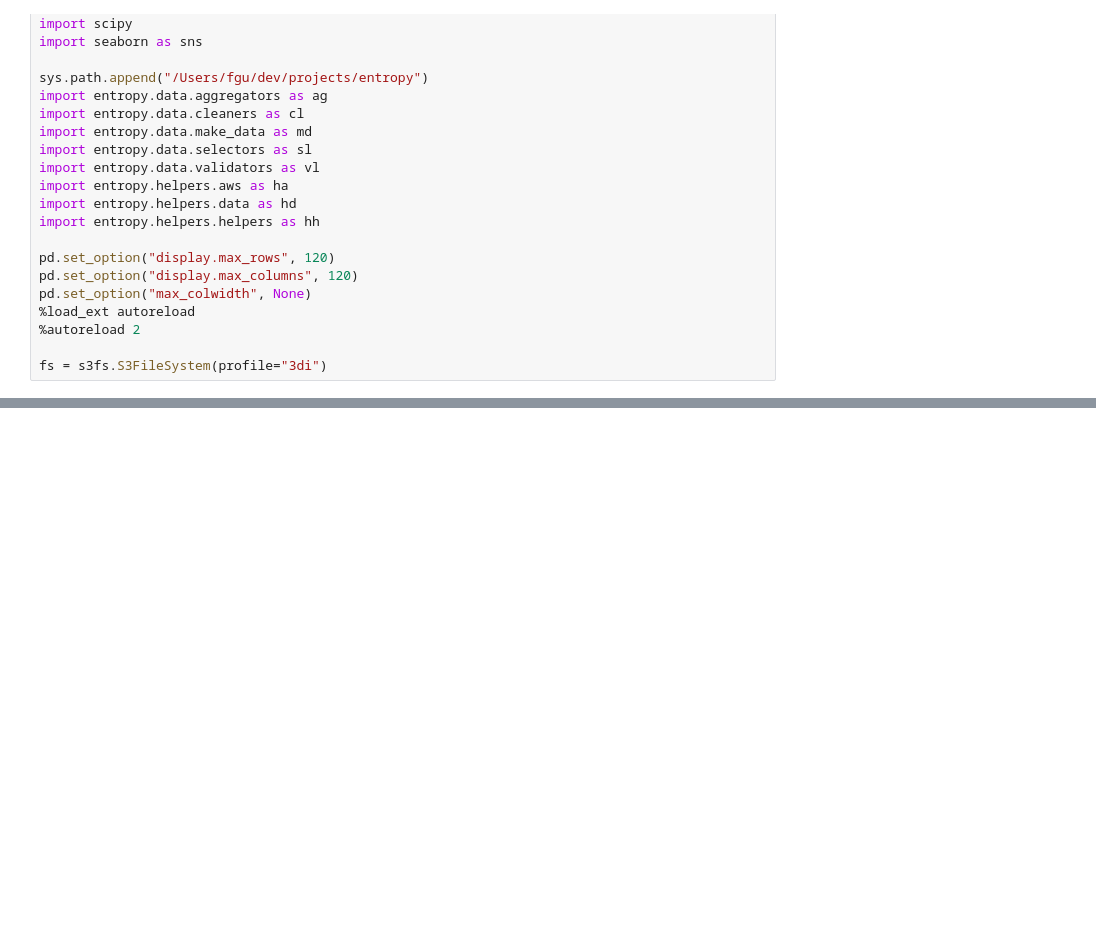
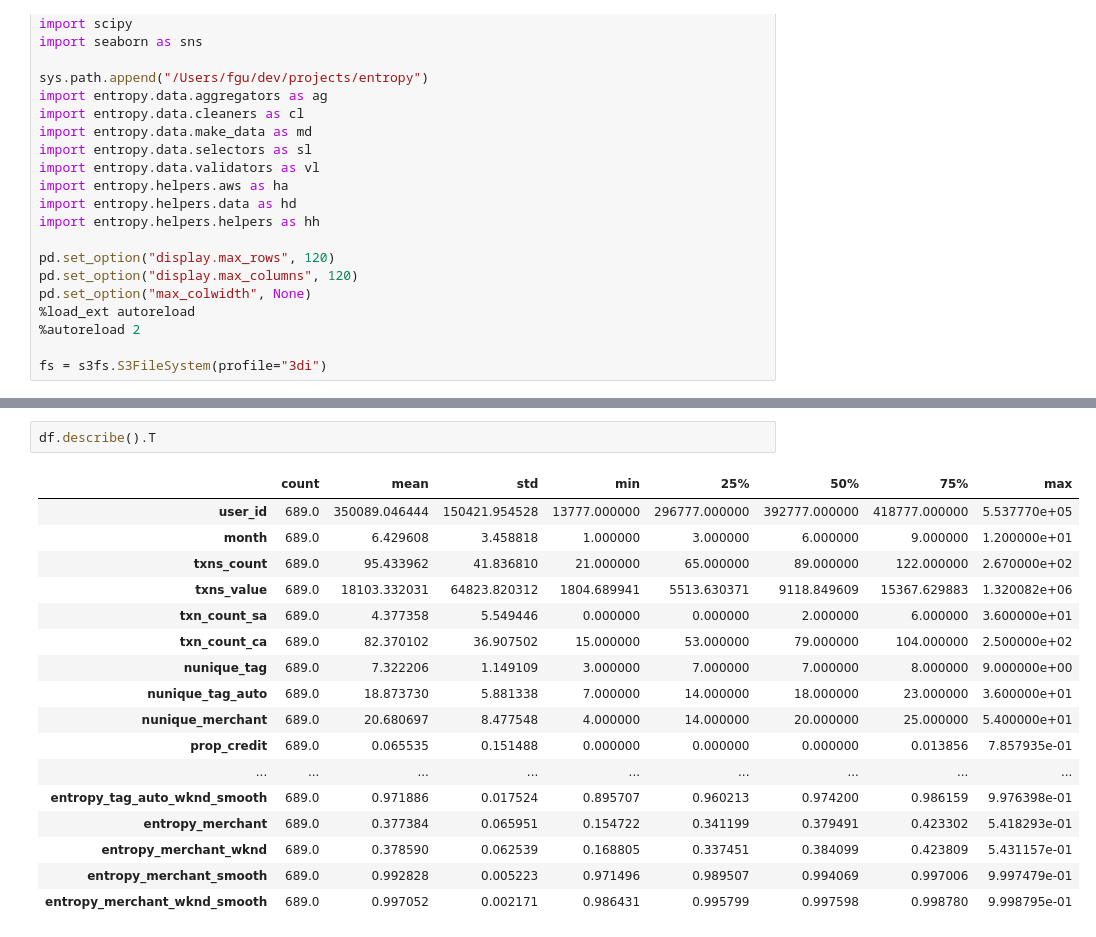
Before and after one commit to fabiangunzinger/entropy, a Jupyter notebook: notebooks/scratchpad.ipynb, the cells around one changed output, grey strips where cells are left out. Cells and saved outputs as stored; diff of their text form; blank space fills up the shorter version.

```diff
--- a/notebooks/scratchpad.ipynb
+++ b/notebooks/scratchpad.ipynb
@@ -35,0 +36,20 @@ Time for read_txn_data                 : 9.22 seconds
+# %%
+df.describe().T
+# %% [output]
+|  | count | mean | std | min | 25% | 50% | 75% | max |
+| user_id | 689.0 | 350089.046444 | 150421.954528 | 13777.000000 | 296777.000000 | 392777.000000 | 418777.000000 | 5.537770e+05 |
+| month | 689.0 | 6.429608 | 3.458818 | 1.000000 | 3.000000 | 6.000000 | 9.000000 | 1.200000e+01 |
+| txns_count | 689.0 | 95.433962 | 41.836810 | 21.000000 | 65.000000 | 89.000000 | 122.000000 | 2.670000e+02 |
+| txns_value | 689.0 | 18103.332031 | 64823.820312 | 1804.689941 | 5513.630371 | 9118.849609 | 15367.629883 | 1.320082e+06 |
+| txn_count_sa | 689.0 | 4.377358 | 5.549446 | 0.000000 | 0.000000 | 2.000000 | 6.000000 | 3.600000e+01 |
+| txn_count_ca | 689.0 | 82.370102 | 36.907502 | 15.000000 | 53.000000 | 79.000000 | 104.000000 | 2.500000e+02 |
+| nunique_tag | 689.0 | 7.322206 | 1.149109 | 3.000000 | 7.000000 | 7.000000 | 8.000000 | 9.000000e+00 |
+| nunique_tag_auto | 689.0 | 18.873730 | 5.881338 | 7.000000 | 14.000000 | 18.000000 | 23.000000 | 3.600000e+01 |
+| nunique_merchant | 689.0 | 20.680697 | 8.477548 | 4.000000 | 14.000000 | 20.000000 | 25.000000 | 5.400000e+01 |
+| prop_credit | 689.0 | 0.065535 | 0.151488 | 0.000000 | 0.000000 | 0.000000 | 0.013856 | 7.857935e-01 |
+| ... | ... | ... | ... | ... | ... | ... | ... | ... |
+| entropy_tag_auto_wknd_smooth | 689.0 | 0.971886 | 0.017524 | 0.895707 | 0.960213 | 0.974200 | 0.986159 | 9.976398e-01 |
+| entropy_merchant | 689.0 | 0.377384 | 0.065951 | 0.154722 | 0.341199 | 0.379491 | 0.423302 | 5.418293e-01 |
+| entropy_merchant_wknd | 689.0 | 0.378590 | 0.062539 | 0.168805 | 0.337451 | 0.384099 | 0.423809 | 5.431157e-01 |
+| entropy_merchant_smooth | 689.0 | 0.992828 | 0.005223 | 0.971496 | 0.989507 | 0.994069 | 0.997006 | 9.997479e-01 |
+| entropy_merchant_wknd_smooth | 689.0 | 0.997052 | 0.002171 | 0.986431 | 0.995799 | 0.997598 | 0.998780 | 9.998795e-01 |
```
Also changed, not shown: parts of 2 cells of this notebook, 5 other files.
